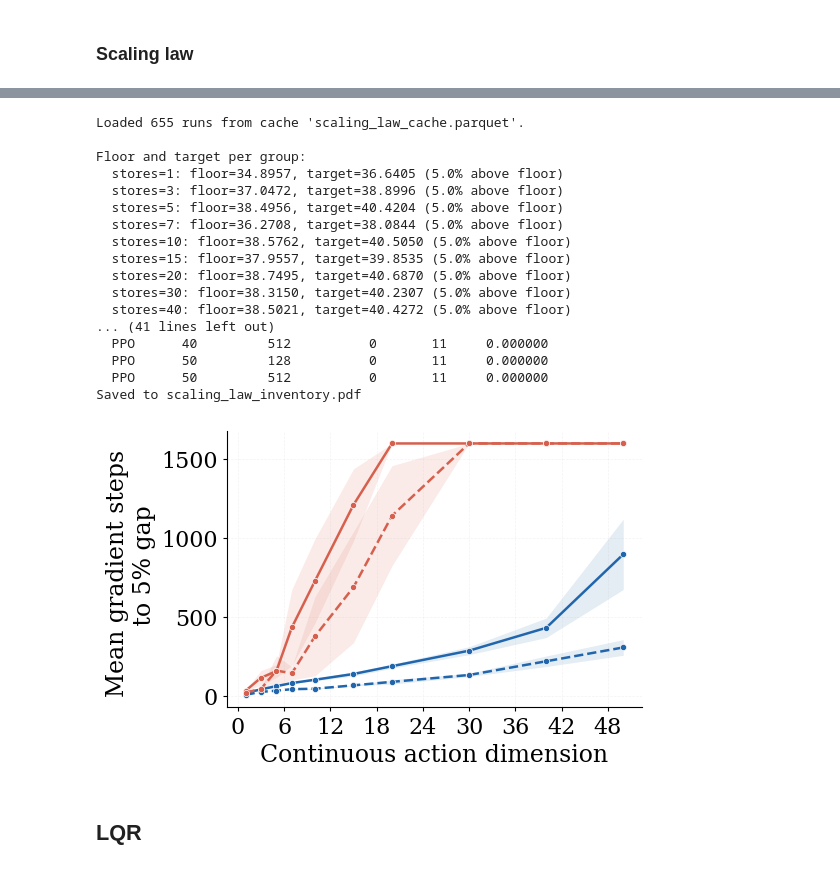
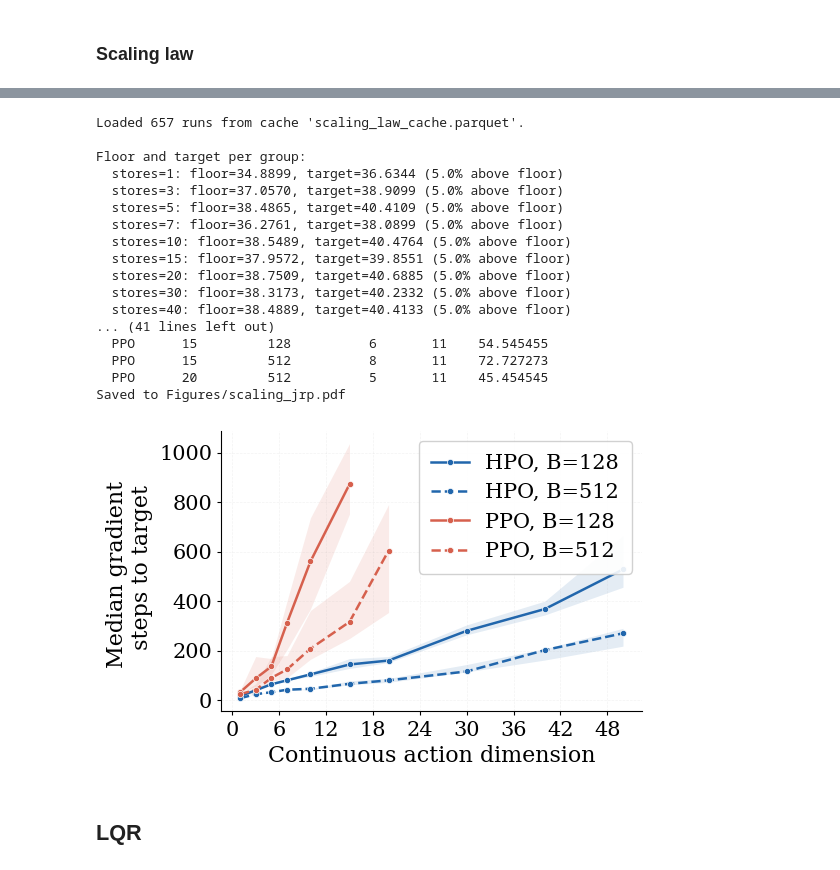
Before and after one commit to MatiasAlvo/hybrid-rl, a Jupyter notebook: sweep_analysis.ipynb, the cells around one changed output, grey strips where cells are left out. Drawn from its saved outputs; the diff is of its cells as text; code cells hidden in the pictures.

```diff
--- a/sweep_analysis.ipynb
+++ b/sweep_analysis.ipynb
@@ -828,7 +1136,7 @@ for true_key, var_key, sqrt_signal_key, sqrt_noise_key in sqrt_metrics:
         bucketed_df[sqrt_signal_key] = bucketed_df[true_key].clip(lower=0)**0.5
         bucketed_df[sqrt_noise_key] = bucketed_df[var_key]**0.5
 
-bucketed_df[f"signal_{d}_ratio"] = bucketed_df[f"train/signal_{d}/continuous/pathwise"].clip(lower=0) / (bucketed_df[f"train/signal_{d}/continuous/cross_ppo"].clip(lower=0) + bucketed_df[f"train/signal_{d}/continuous/pathwise"].clip(lower=0))
+bucketed_df[f"signal_{d}_ratio"] = 1 - bucketed_df[f"train/signal_{d}/continuous/pathwise"].clip(lower=0) / (bucketed_df[f"train/signal_{d}/continuous/cross_ppo"].clip(lower=0) + bucketed_df[f"train/signal_{d}/continuous/pathwise"].clip(lower=0))
 # %%
 if __name__ == "__main__":
 
@@ -1020,0 +1385,23 @@ plot_scatter_with_regression(
+# %%
+if __name__ == "__main__":
+# Scatter: signal ratio vs cosine similarity
+    plot_scatter_with_regression(
+        df=bucketed_df,
+        x_metric="opt_gap",
+        y_metric=f"signal_{d}_ratio",
+        color_key="stores",
+        bucket_width=BUCKET_WIDTH,
+        filter_key="stores",
+        filter_value=3,
+        xlabel="Optimality gap (%)",
+        ylabel="Signal ratio",
+        show_regression=True,
+        regression_degree=1,
+        point_size=30,
+        alpha=0.5,
+        jitter=0.01,
+        cmap_name="plasma",
+        out_file="Figures/signal_ratio_vs_cosine.pdf",
+        font_size=15,
+        colorbar_label="Continuous action dimension"
+    )
@@ -3138,7 +4074,8 @@ Saved to hpo_btp_comparison.pdf
 if __name__ == "__main__":
 
     SWEEP_NAMES_INVENTORY_BATCH = [
-        "7rykl1bw",
+        "24o3w7cq",
+        # "7rykl1bw",
         "j641o6qy",
     ]
     # ── New: fetch scaling law data once and cache to disk ───────────────────
@@ -3160,48 +4115,50 @@ if __name__ == "__main__" and fetch_data:
 # %%
 if __name__ == "__main__":
 # ── Scaling law: plot from cache (fast) — one line per (agent, batch_size)
 
     plot_scaling_law(
         cache_path=CACHE_INV,
         reference_agent="HPO",
         x_key="stores",
         group_key="batch_size",               # one line per (agent, batch_size)
         reference_group_keys=None,            # floor per stores only
         top_k_reference=5,
         relative_target=0.05,
-        aggregation="mean",
+        # aggregation="mean",
+        aggregation="median",
+        impute_non_converged=False,
         ci_level=0.95,
         agents_to_plot=["PPO", "HPO"],
         batch_sizes_to_plot=[128, 512],
         group_label_fmt="B={0}",
         xlabel="Continuous action dimension",
-        ylabel="Mean gradient steps \n to 5% gap",
-        out_file="scaling_law_inventory.pdf",
-        font_size=17,
+        ylabel="Median gradient \n steps to target",
+        out_file="Figures/scaling_jrp.pdf",
+        font_size=16,
         max_gradient_steps=1600,
-        show_legend=False,
+        show_legend=True,
         agent_colors={"HPO": "#2166ac", "PPO": "#d6604d"},  # blue/red per agent
         group_linestyles={128: "-", 512: "--"},               # solid/dashed per batch
     )
 # %% [output]
-Loaded 655 runs from cache 'scaling_law_cache.parquet'.
+Loaded 657 runs from cache 'scaling_law_cache.parquet'.
 
 Floor and target per group:
-  stores=1: floor=34.8957, target=36.6405 (5.0% above floor)
-  stores=3: floor=37.0472, target=38.8996 (5.0% above floor)
-  stores=5: floor=38.4956, target=40.4204 (5.0% above floor)
-  stores=7: floor=36.2708, target=38.0844 (5.0% above floor)
-  stores=10: floor=38.5762, target=40.5050 (5.0% above floor)
-  stores=15: floor=37.9557, target=39.8535 (5.0% above floor)
-  stores=20: floor=38.7495, target=40.6870 (5.0% above floor)
-  stores=30: floor=38.3150, target=40.2307 (5.0% above floor)
-  stores=40: floor=38.5021, target=40.4272 (5.0% above floor)
+  stores=1: floor=34.8899, target=36.6344 (5.0% above floor)
+  stores=3: floor=37.0570, target=38.9099 (5.0% above floor)
+  stores=5: floor=38.4865, target=40.4109 (5.0% above floor)
+  stores=7: floor=36.2761, target=38.0899 (5.0% above floor)
+  stores=10: floor=38.5489, target=40.4764 (5.0% above floor)
+  stores=15: floor=37.9572, target=39.8551 (5.0% above floor)
+  stores=20: floor=38.7509, target=40.6885 (5.0% above floor)
+  stores=30: floor=38.3173, target=40.2332 (5.0% above floor)
+  stores=40: floor=38.4889, target=40.4133 (5.0% above floor)
 ... (41 lines left out)
-  PPO      40         512          0       11     0.000000
-  PPO      50         128          0       11     0.000000
-  PPO      50         512          0       11     0.000000
-Saved to scaling_law_inventory.pdf
+  PPO      15         128          6       11    54.545455
+  PPO      15         512          8       11    72.727273
+  PPO      20         512          5       11    45.454545
+Saved to Figures/scaling_jrp.pdf
-[figure, old version]
+[figure, new version]
 # %% [markdown]
 ## LQR
 # %%
```
Also changed, not shown: parts of 34 cells of this notebook, 23 other files.
